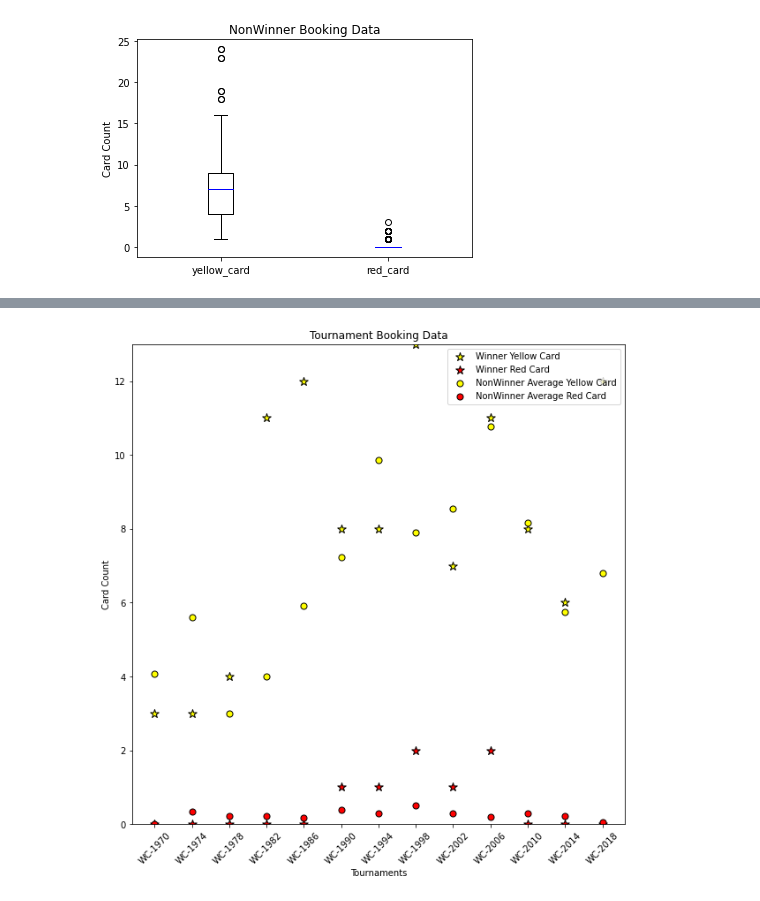
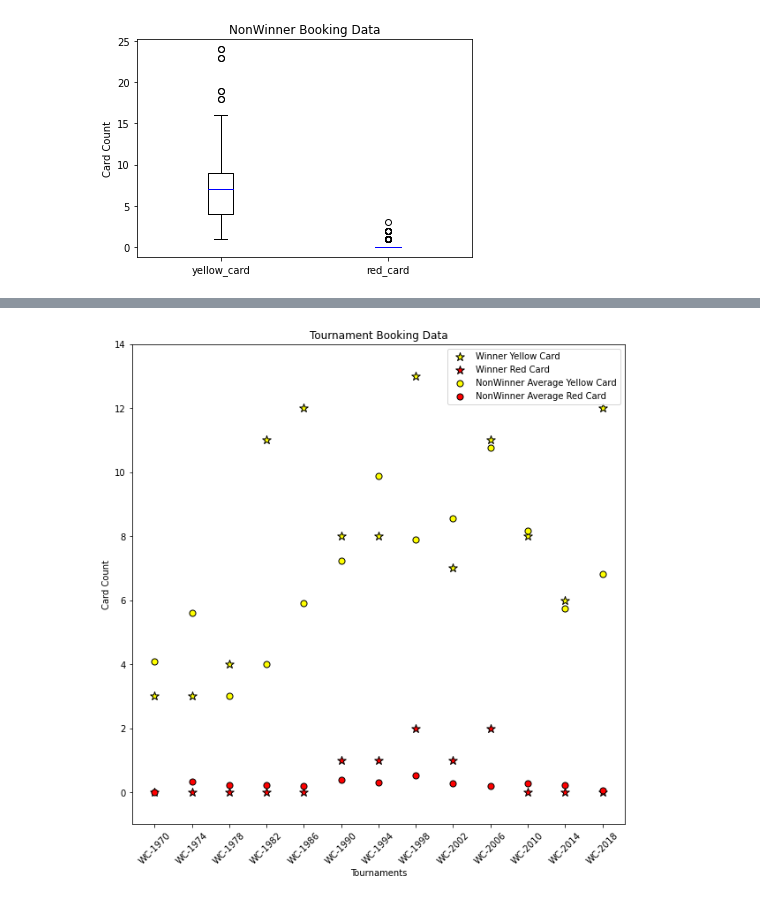
Before and after one commit to NaTaliaebr/Project_1, a Jupyter notebook: data_tranformation/Data_transformation_Q1-with visualizations.ipynb, the cells around one changed output, grey strips where cells are left out. Drawn from its saved outputs; the diff is of its cells as text; code cells hidden in the pictures.

Commit message:
visualization edits

```diff
--- a/data_tranformation/Data_transformation_Q1-with visualizations.ipynb
+++ b/data_tranformation/Data_transformation_Q1-with visualizations.ipynb
@@ -219,15 +186,0 @@ plt.show()
-# %%
-#non_winner_booking_info
-
-tournaments = winner_booking_info["tournament_id"].values
-non_winner_yellow_card_count= non_winner_booking_info["yellow_card"].values
-non_winner_red_card_count= non_winner_booking_info["red_card"].values
-
-plt.figure(figsize=(10,10))
-plt.scatter(tournaments, non_winner_yellow_card_count ,s =55, facecolors="yellow", edgecolors="black")
-plt.scatter(tournaments, non_winner_red_card_count ,s =55, facecolors="red", edgecolors="black")
-plt.xlabel("Tournaments")
-plt.xticks(rotation=45)
-plt.ylabel("Card Count")
-plt.title("Tournament Non-Winner Booking Data")
-plt.show()
@@ -237,15 +187,15 @@ ValueError: x and y must be the same size
 # %%
 plt.figure(figsize=(10,10))
 plt.scatter(tournaments, winner_yellow_card_count , marker= '*',s =100, facecolors="yellow", edgecolors="black", label = "Winner Yellow Card")
 plt.scatter(tournaments, winner_red_card_count ,marker= '*',s =100, facecolors="red", edgecolors="black", label = "Winner Red Card")
 plt.scatter(tournaments, nonwinner_yellow_card_count ,s =50, facecolors="yellow", edgecolors="black", label = "NonWinner Average Yellow Card")
 plt.scatter(tournaments, nonwinner_red_card_count ,s =50, facecolors="red", edgecolors="black", label = "NonWinner Average Red Card")
-plt.ylim(0,13)
+plt.ylim(-1,14)
 plt.xlabel("Tournaments")
 plt.xticks(rotation=45)
 plt.ylabel("Card Count")
 plt.title("Tournament Booking Data")
 plt.legend(loc='best')
 plt.show()
 # %% [output]
-[figure, old version]
+[figure, new version]
```
Also changed, not shown: parts of 4 cells of this notebook.
